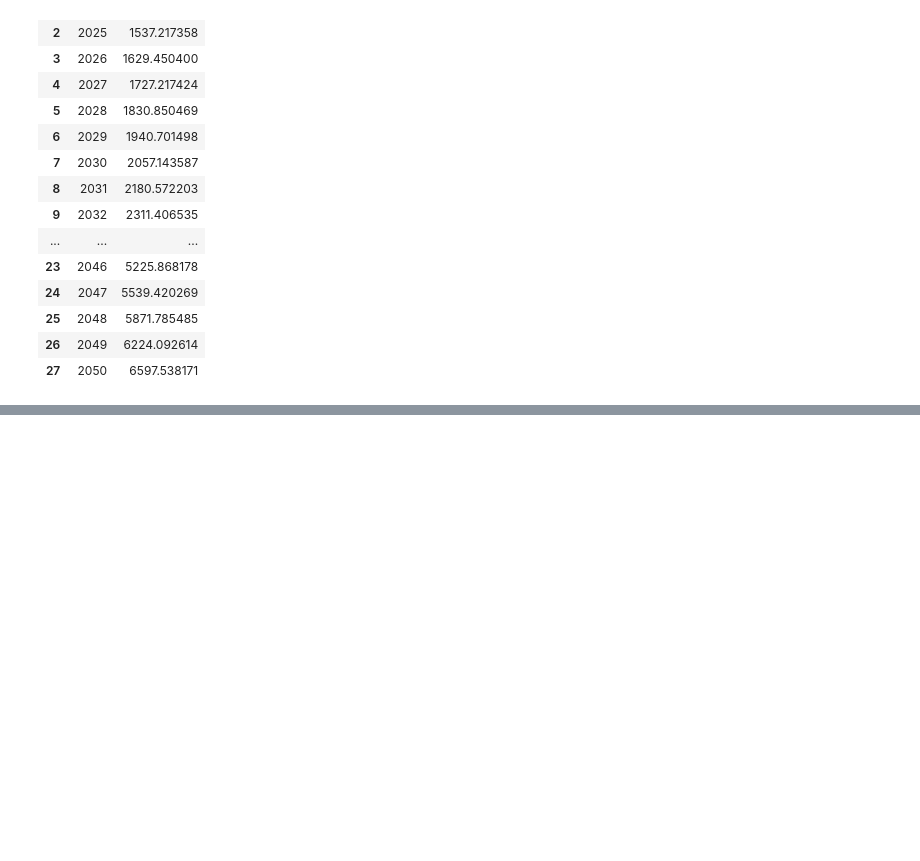
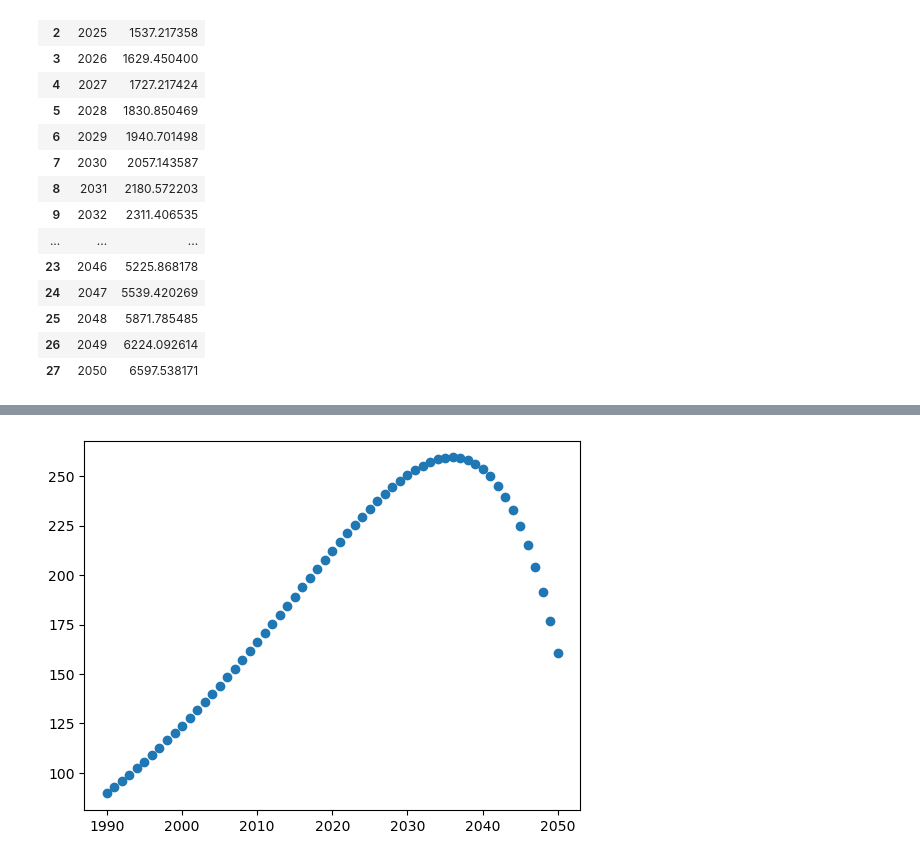
Before and after one commit to Hossein-MJafari/EEcon_Py_Project, a Jupyter notebook: Project.ipynb, the cells around one changed output, grey strips where cells are left out. Drawn from its saved outputs; the diff is of its cells as text; code cells hidden in the pictures; blank space fills up the shorter version.

```diff
--- a/Project.ipynb
+++ b/Project.ipynb
@@ -204,0 +246,4 @@ material1_future
+# %%
+material2_predicted = pd.DataFrame({'Years': [i for i in range(2023,2051)],
+                               'material_2_in_1990': [predict(i) for i in range(2023,2051)]})
+material2_predicted
@@ -204,0 +268,3 @@ material1_future
+# %%
+material2_predicted['material 2'] = present_to_future(.05, material2_predicted['Years'] - 1990, material2_predicted['material_2_in_1990'])
+material2_predicted
@@ -204,0 +289,4 @@ material1_future
+# %%
+material2_series =pd.DataFrame({'Years': [i for i in range(2023,2051)],
+                             'material 2': material2_predicted['material 2']})
+material2_series
@@ -204,0 +311,6 @@ material1_future
+# %%
+complete_data.set_index('Years', inplace=True)
+material2_series.set_index('Years', inplace=True)
+complete_data.update(material2_series)
+complete_data.reset_index(inplace=True)
+complete_data
@@ -204,0 +331,6 @@ material1_future
+# %%
+plt.scatter(complete_data['Years'], complete_data['material 2'])
+# plt.plot(complete_data['Years'], model.predict(X), c='red')
+plt.show()
+# %% [output]
+[figure, added]
```
Also changed, not shown: parts of 19 cells of this notebook.
